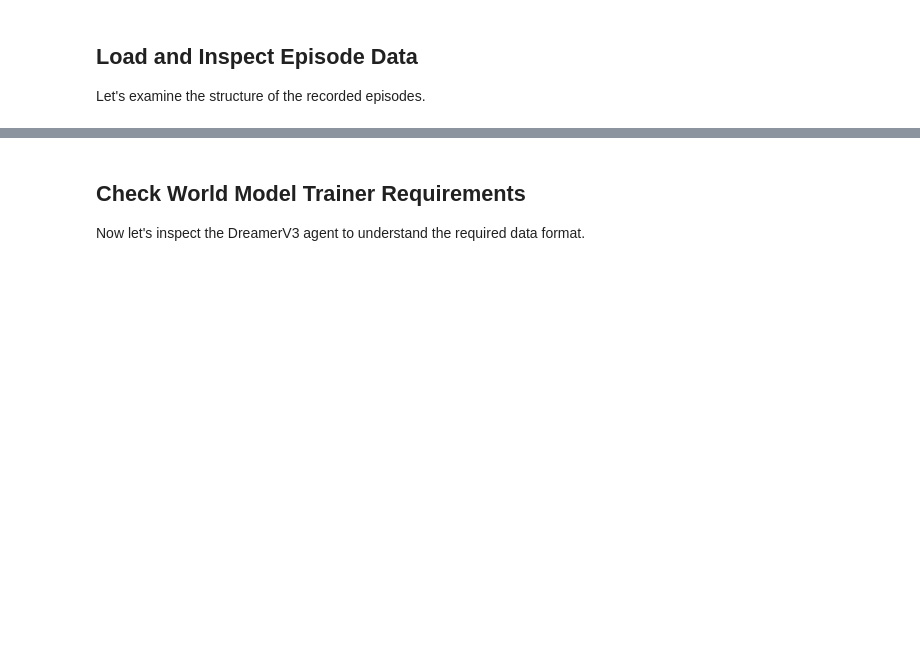
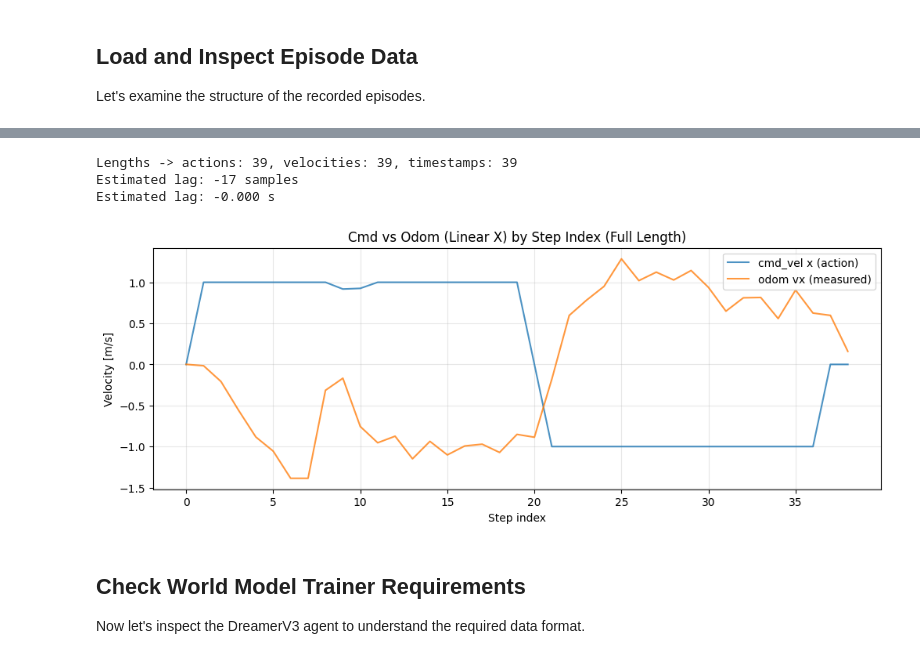
Before and after one commit to mauheems/DreamerV3_On_SPOT_MasterThesis, a Jupyter notebook: dreamer_SPOT_implementation/notebooks/exploration_data_collected.ipynb, the cells around one changed output, grey strips where cells are left out. Drawn from its saved outputs; the diff is of its cells as text; code cells hidden in the pictures; blank space fills up the shorter version.

```diff
--- a/dreamer_SPOT_implementation/notebooks/exploration_data_collected.ipynb
+++ b/dreamer_SPOT_implementation/notebooks/exploration_data_collected.ipynb
@@ -193,3 +407,63 @@ Average frequency: 10.22 Hz
+# %%
+# Estimate lag between command (actions) and measured velocity (odometry)
+import numpy as np
+import matplotlib.pyplot as plt
+
+if actions is None or velocities is None or timestamps is None:
+    print("Missing actions, velocities, or timestamps for lag analysis.")
+else:
+    # Use linear x for lag estimate
+    a = actions[:, 0].astype(np.float32)
+    v = velocities[:, 0].astype(np.float32)
+    t = timestamps.astype(np.float32)
+
+    # Report lengths
+    print(f"Lengths -> actions: {len(a)}, velocities: {len(v)}, timestamps: {len(t)}")
+
+    # Align to shortest length for correlation
+    T = min(len(a), len(v), len(t))
+    a_c = a[:T]
+    v_c = v[:T]
+    t_c = t[:T]
+    idx = np.arange(T)
+
+    # Remove mean to avoid DC bias in correlation
+    a_d = a_c - np.mean(a_c)
+    v_d = v_c - np.mean(v_c)
+
+    # Cross-correlation (v relative to a)
+    corr = np.correlate(v_d, a_d, mode='full')
+    lag_samples = int(np.argmax(corr) - (len(a_d) - 1))
+
+    # Estimate dt from timestamps
+    dt = np.median(np.diff(t_c)) if len(t_c) > 1 else np.nan
+    lag_seconds = lag_samples * dt if np.isfinite(dt) else np.nan
+
+    print(f"Estimated lag: {lag_samples} samples")
+    print(f"Estimated lag: {lag_seconds:.3f} s" if np.isfinite(lag_seconds) else "Estimated lag: n/a")
+
+    # Plot full-length (no truncation) using step indices
+    max_len = max(len(a), len(v))
+    idx_full = np.arange(max_len)
+    a_full = np.full(max_len, np.nan)
+    v_full = np.full(max_len, np.nan)
+    a_full[:len(a)] = a
+    v_full[:len(v)] = v
+
+    plt.figure(figsize=(12, 4))
+    plt.plot(idx_full, a_full, label='cmd_vel x (action)', alpha=0.8)
+    plt.plot(idx_full, v_full, label='odom vx (measured)', alpha=0.8)
+    plt.title('Cmd vs Odom (Linear X) by Step Index (Full Length)')
+    plt.xlabel('Step index')
+    plt.ylabel('Velocity [m/s]')
+    plt.legend()
+    plt.grid(True, alpha=0.3)
+    plt.show()
+# %% [output]
+Lengths -> actions: 39, velocities: 39, timestamps: 39
+Estimated lag: -17 samples
+Estimated lag: -0.000 s
+[figure, added]
 # %% [markdown]
 ## Check World Model Trainer Requirements
 
```
Also changed, not shown: parts of 12 cells of this notebook, 5 other files.
